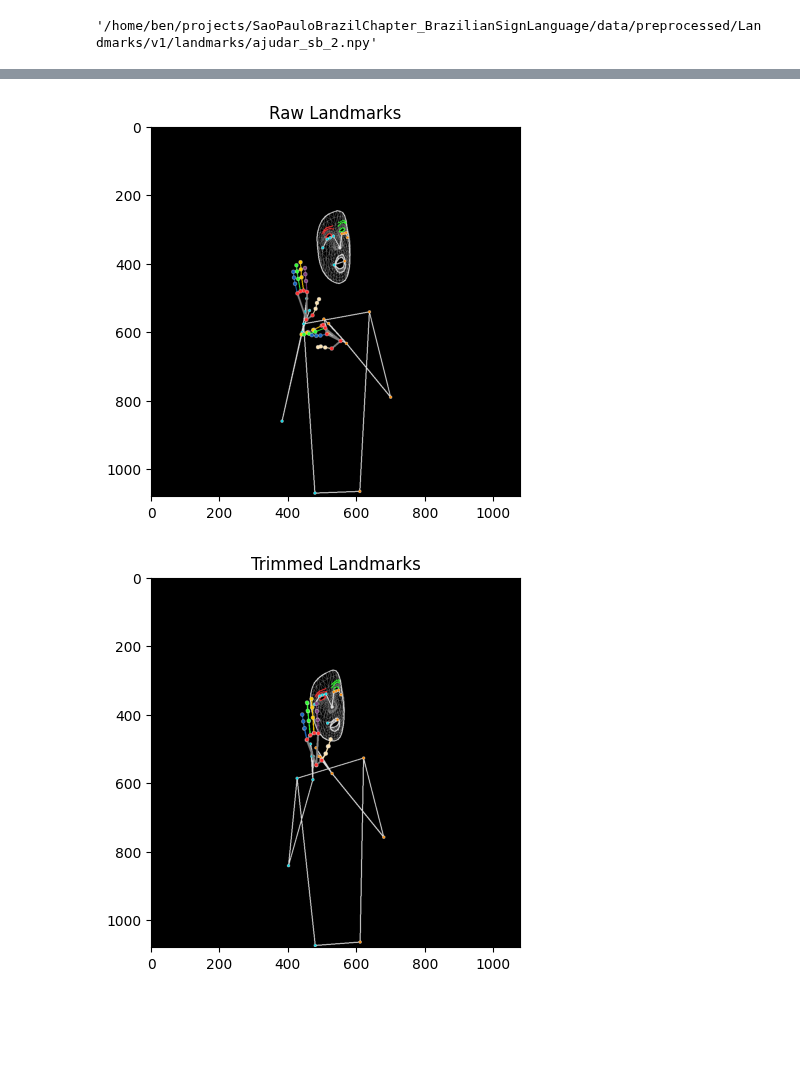
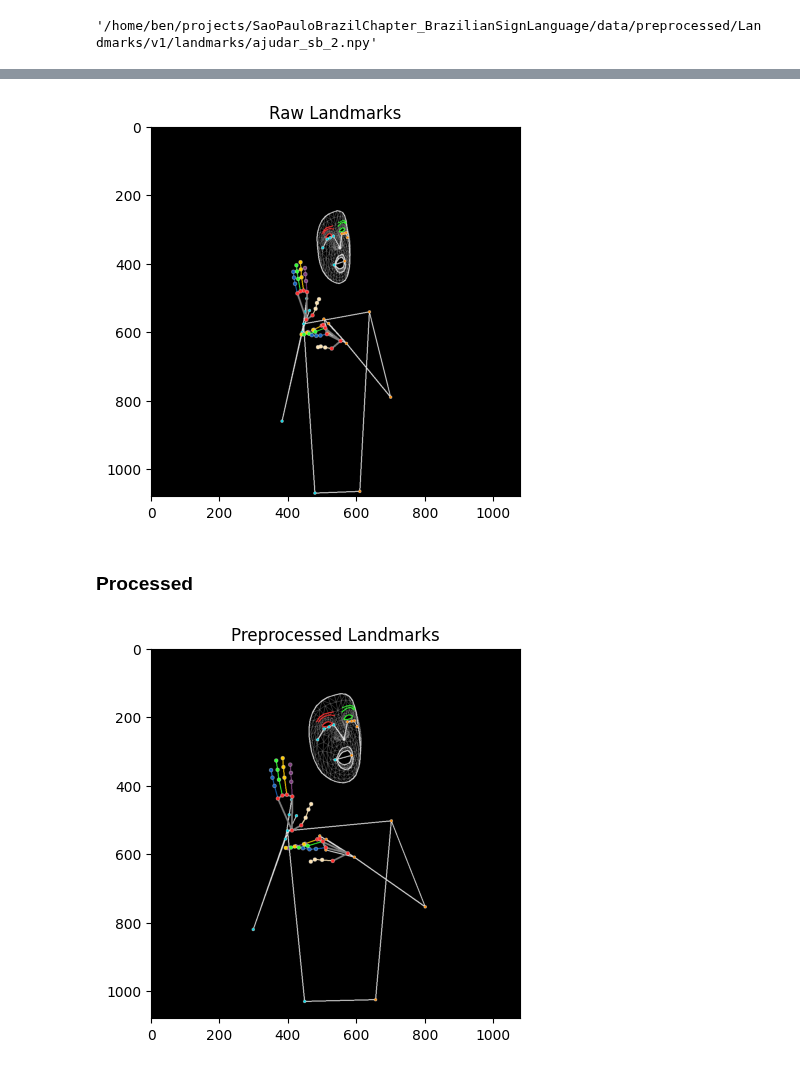
Before and after one commit to patrickf949/SaoPauloBrazilChapter_BrazilianSignLanguage, a Jupyter notebook: code/preprocess/Video_Preprocessing_Demo.ipynb, the cells around one changed output, grey strips where cells are left out. Cells and saved outputs as stored; diff of their text form; code cells hidden in the pictures; blank space fills up the shorter version.

```diff
--- a/code/preprocess/Video_Preprocessing_Demo.ipynb
+++ b/code/preprocess/Video_Preprocessing_Demo.ipynb
@@ -482,10 +428,41 @@ Landmarks loaded from /home/ben/projects/SaoPauloBrazilChapter_BrazilianSignLang
+# %%
+i = 20
+video_path = os.path.join(
+    path_to_root,
+    "data",
+    "raw",
+    "combined",
+    "videos",
+    metadata_row["filename"]
+    )
+landmarks = np.load(os.path.join(
+    path_to_root,
+    "data",
+    "interim",
+    "RawPoseLandmarks",
+    'versionA', metadata_row["filename"].split(".")[0] + ".npy"
+    ), allow_pickle=True)
+plot = mph.draw_landmarks_on_frame(np.zeros((1080,1080,3), dtype=np.uint8), landmarks[i], )
+plt.imshow(plot[:,:,::-1])
+plt.title('Raw Landmarks')
+plt.show()
+# %% [output]
+[figure, added]
+# %% [markdown]
+### Processed
 # %%
-for stage in landmark_stages:
-    landmarks = landmark_stages[stage]["landmarks"]
-    plot = mph.draw_landmarks_on_frame(np.zeros((1080,1080,3), dtype=np.uint8), landmarks[20])
-    plt.imshow(plot[:,:,::-1])
-    plt.title(landmark_stages[stage]["description"])
-    plt.show()
+landmarks = np.load(os.path.join(
+    path_to_root,
+    "data",
+    "preprocessed",
+    "Landmarks",
+    "v1",
+    "landmarks",
+    metadata_row["filename"].split(".")[0] + ".npy"
+    ), allow_pickle=True)
+plot = mph.draw_landmarks_on_frame(np.zeros((1080,1080,3), dtype=np.uint8), landmarks[i], )
+plt.imshow(plot[:,:,::-1])
+plt.title('Preprocessed Landmarks')
+plt.show()
 # %% [output]
-[figure, old version]
+[figure, new version]
-[figure, removed]
```
Also changed, not shown: parts of 14 cells of this notebook, 1 other file.
